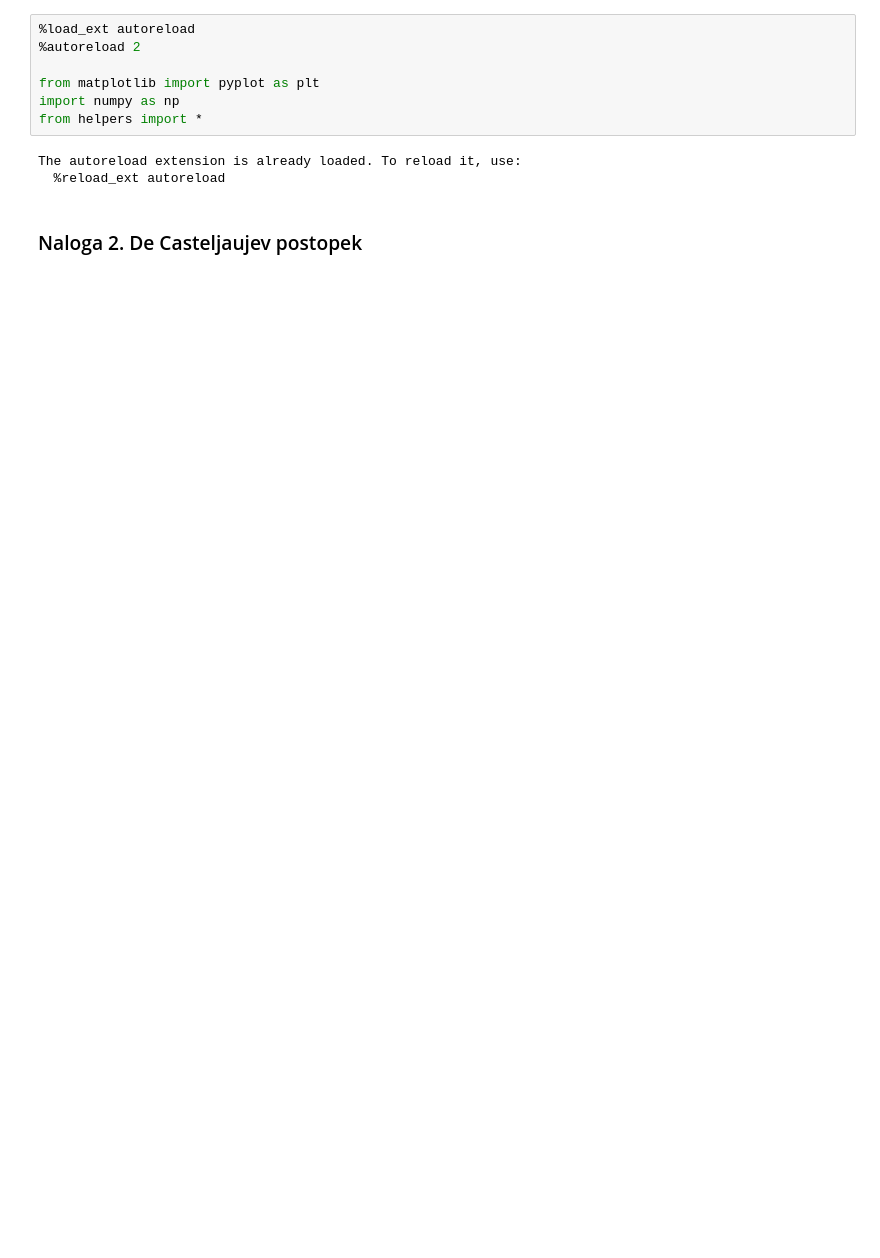
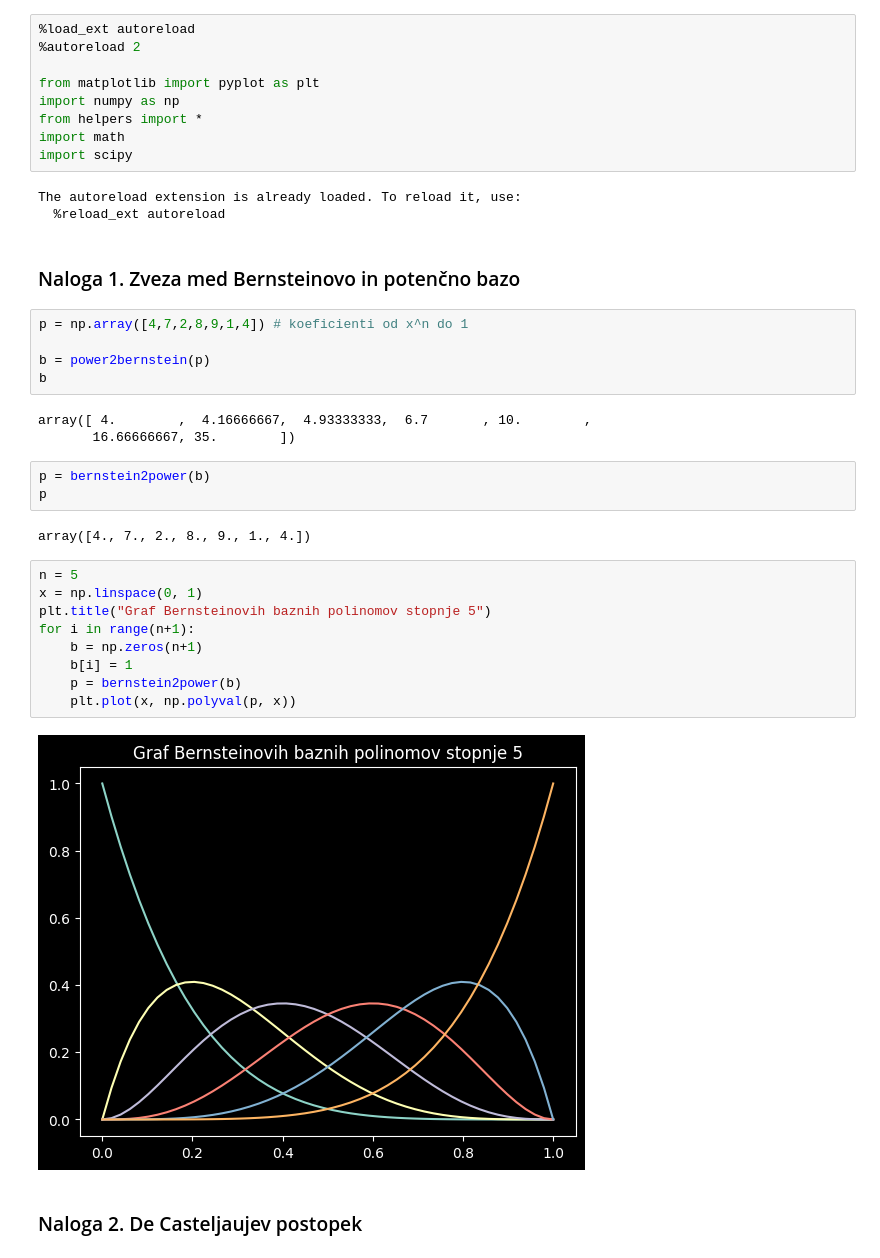
Before and after one commit to njezersek/racunalnisko-podprto-geometrijsko-oblikovanje, a Jupyter notebook: vaje-py/main.ipynb, the cells around one changed output. Cells and saved outputs as stored; diff of their text form; blank space fills up the shorter version.

```diff
--- a/vaje-py/main.ipynb
+++ b/vaje-py/main.ipynb
@@ -5,9 +5,37 @@
 from matplotlib import pyplot as plt
 import numpy as np
 from helpers import *
+import math
+import scipy
 # %% [output]
 The autoreload extension is already loaded. To reload it, use:
   %reload_ext autoreload
+# %% [markdown]
+### Naloga 1. Zveza med Bernsteinovo in potenčno bazo
+# %%
+p = np.array([4,7,2,8,9,1,4]) # koeficienti od x^n do 1
+
+b = power2bernstein(p)
+b
+# %% [output]
+array([ 4.        ,  4.16666667,  4.93333333,  6.7       , 10.        ,
+       16.66666667, 35.        ])
+# %%
+p = bernstein2power(b)
+p
+# %% [output]
+array([4., 7., 2., 8., 9., 1., 4.])
+# %%
+n = 5
+x = np.linspace(0, 1)
+plt.title("Graf Bernsteinovih baznih polinomov stopnje 5")
+for i in range(n+1):
+	b = np.zeros(n+1)
+	b[i] = 1
+	p = bernstein2power(b)
+	plt.plot(x, np.polyval(p, x))
+# %% [output]
+[figure, added]
 # %% [markdown]
 ### Naloga 2. De Casteljaujev postopek
 # %%
```
Also changed, not shown: parts of 17 cells of this notebook, 1 other file.
